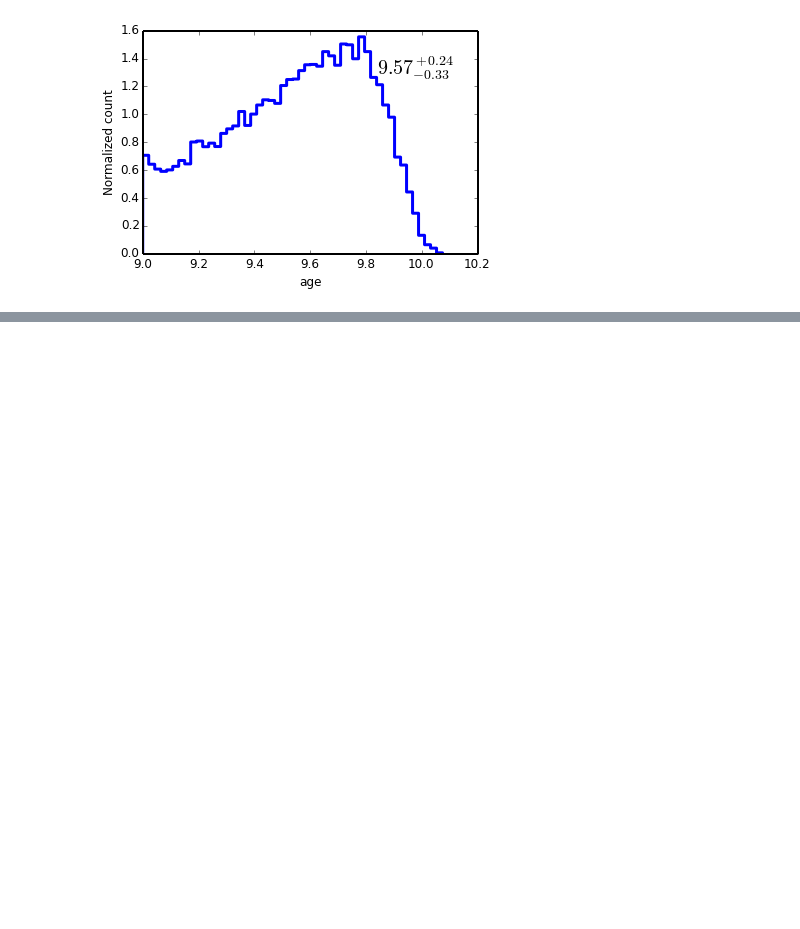
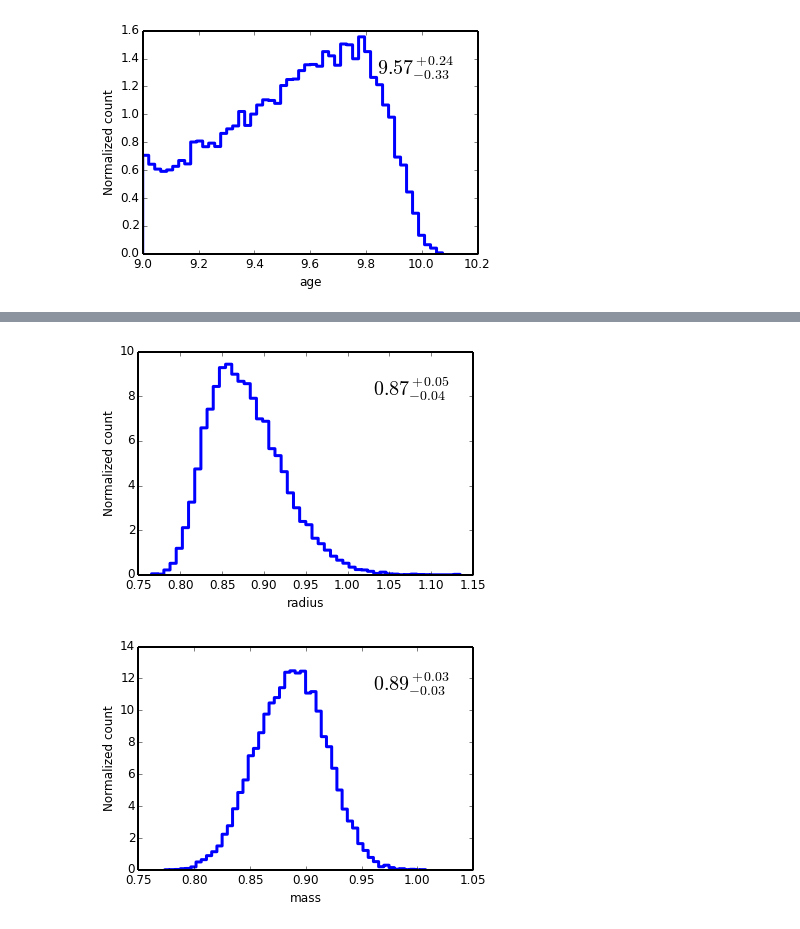
Before and after one commit to timothydmorton/isochrones, a Jupyter notebook: demo.ipynb, the cells around one changed output, grey strips where cells are left out. Saved outputs shown, nothing was run; the diff lists cells and outputs as text; code cells hidden in the pictures; blank space fills up the shorter version.

```diff
--- a/demo.ipynb
+++ b/demo.ipynb
@@ -67,0 +89,9 @@ mod.plot_samples('age')
+# %%
+mod = StarModel(dar,Teff=(5626,64),logg=(4.47,0.07),feh=(-.16,0.1))
+# %%
+mod.fit_mcmc()
+mod.plot_samples('radius')
+mod.plot_samples('mass')
+# %% [output]
+[figure, added]
+[figure, added]
```
Also changed, not shown: parts of 5 cells of this notebook, 2 other files.
